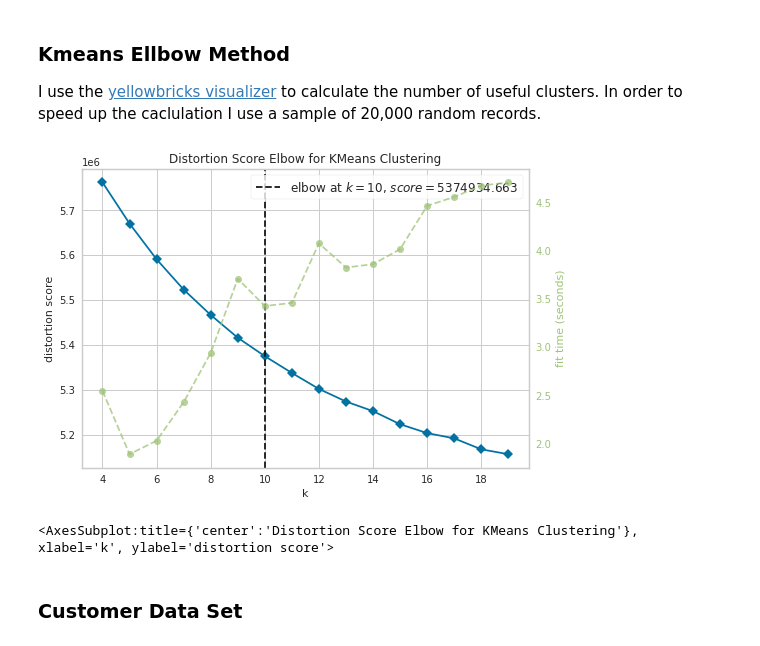
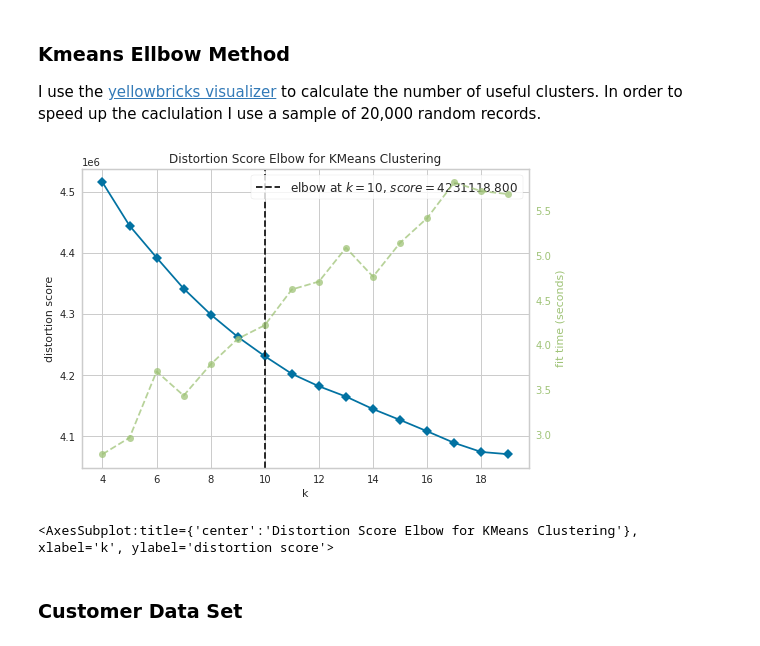
Before and after one commit to step-bauer/dsnd_capstone_arvato, a Jupyter notebook: Arvato Project Workbook.ipynb, the cells around one changed output. Saved outputs shown, nothing was run; the diff lists cells and outputs as text; code cells hidden in the pictures.

```diff
--- a/Arvato Project Workbook.ipynb
+++ b/Arvato Project Workbook.ipynb
@@ -1178,5 +1314,5 @@ This step is also executed by the PCA analyser class.
 
 execute the principal component analysis
 # %%
-pca_analyzer = PcaAnalysis(X_train, df_metadata)
+pca_analyzer = PCAProcessor(df_population_cleaned, df_metadata)
 pca_analyzer.fit_transform()
@@ -1190,0 +1319,3 @@ pca_analyzer.get_components_for_variance(0.8)
+# %%
+p_explained_variance = 0.95
+pca_analyzer.plot(p_explained_variance)
@@ -1190,0 +1324,3 @@ pca_analyzer.get_components_for_variance(0.8)
+# %%
+n_reduced_components = pca_analyzer.get_components_for_variance(p_explained_variance)
+n_reduced_components
@@ -1246,0 +1378,5 @@ pca_analyzer_176.plot(0.8)
+# %%
+pca_reduced = PCAProcessor(df_population_cleaned, df_metadata, n_reduced_components)
+pca_reduced.fit_transform()
+
+df_population_pca = pca_reduced.X_train_transformed
@@ -1271,16 +1408,16 @@ I use the [yellowbricks visualizer](https://www.scikit-yb.org/en/latest/api/clus
 # %%
 from sklearn.cluster import KMeans
 from yellowbrick.cluster import KElbowVisualizer
 
 # Generate synthetic dataset with 8 random clustersa
 #X, y = make_blobs(n_samples=1000, n_features=12, centers=8, random_state=42)
 
 # Instantiate the clustering model and visualizer
 model = KMeans()
 visualizer = KElbowVisualizer(model, k=(4,20))
 
-visualizer.fit(X_train_reduced.sample(20000))        # Fit the data to the visualizer
+visualizer.fit(df_population_pca.sample(15000))        # Fit the data to the visualizer
 visualizer.show()        # Finalize and render the figure
 # %% [output]
-[figure, old version]
+[figure, new version]
 <AxesSubplot:title={'center':'Distortion Score Elbow for KMeans Clustering'}, xlabel='k', ylabel='distortion score'>
```
Also changed, not shown: parts of 107 cells of this notebook.
